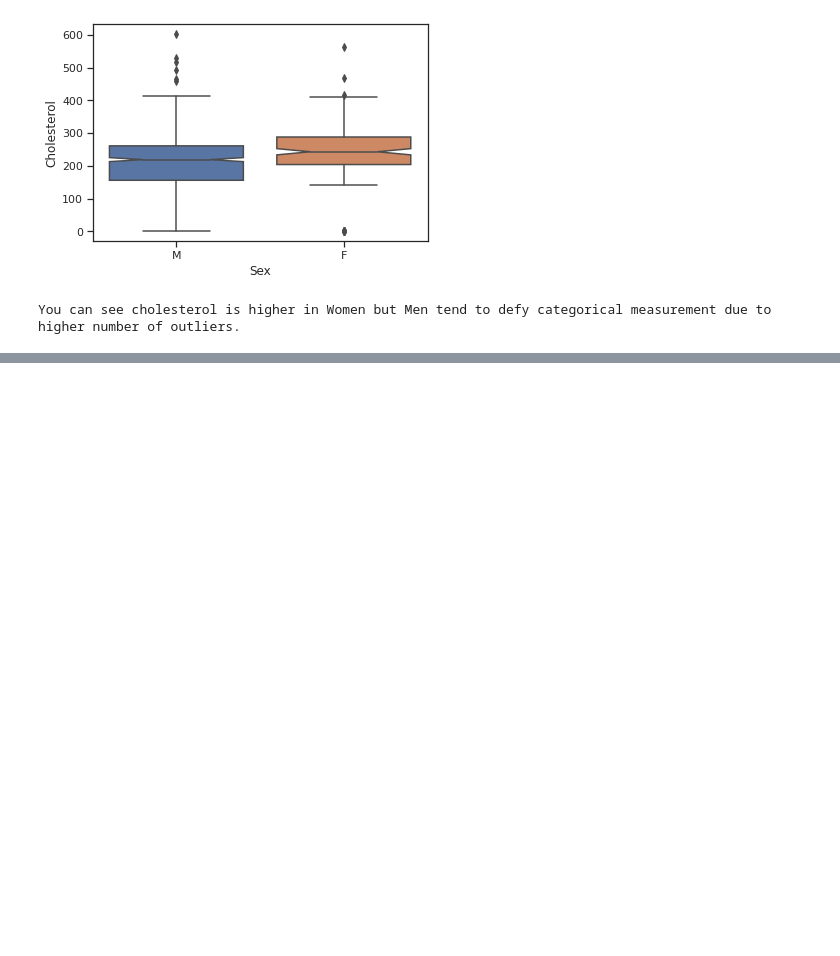
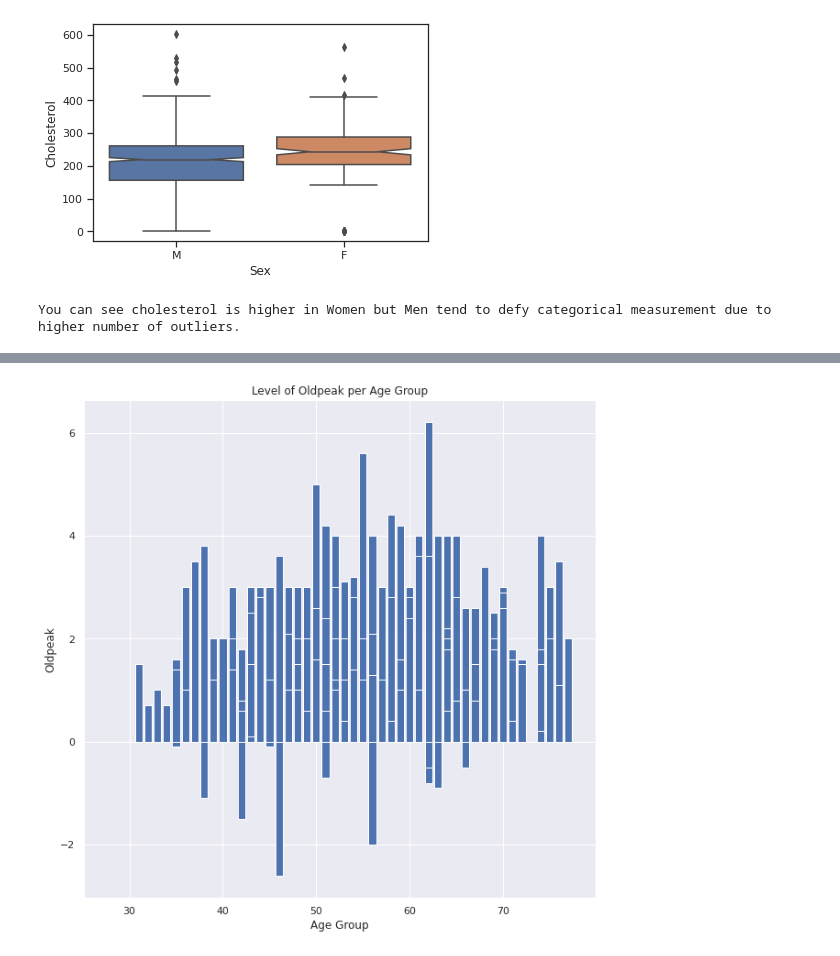
Before and after one commit to PaulLipska/Coding_Dojo_Project_2, a Jupyter notebook: Project2_Part_1.ipynb, the cells around one changed output, grey strips where cells are left out. Saved outputs shown, nothing was run; the diff lists cells and outputs as text; code cells hidden in the pictures; blank space fills up the shorter version.

```diff
--- a/Project2_Part_1.ipynb
+++ b/Project2_Part_1.ipynb
@@ -385,0 +412,9 @@ You can see cholesterol is higher in Women but Men tend to defy categorical meas
+# %%
+f, ax = plt.subplots(figsize=(10,10)) # set the size that you'd like (width, height)
+plt.bar(df_ml['Age'],df_ml['Oldpeak'])
+plt.xlabel('Age Group')
+plt.ylabel("Oldpeak")
+plt.title('Level of Oldpeak per Age Group')
+plt.show()
+# %% [output]
+[figure, added]
```
Also changed, not shown: parts of 9 cells of this notebook.
